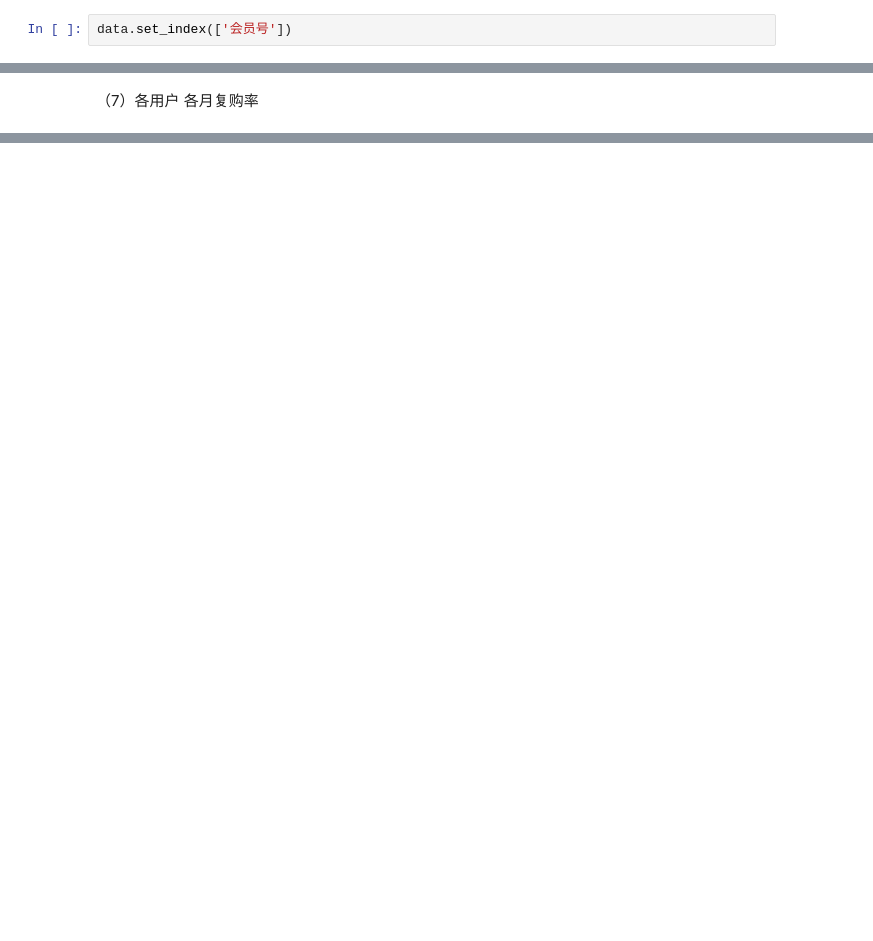
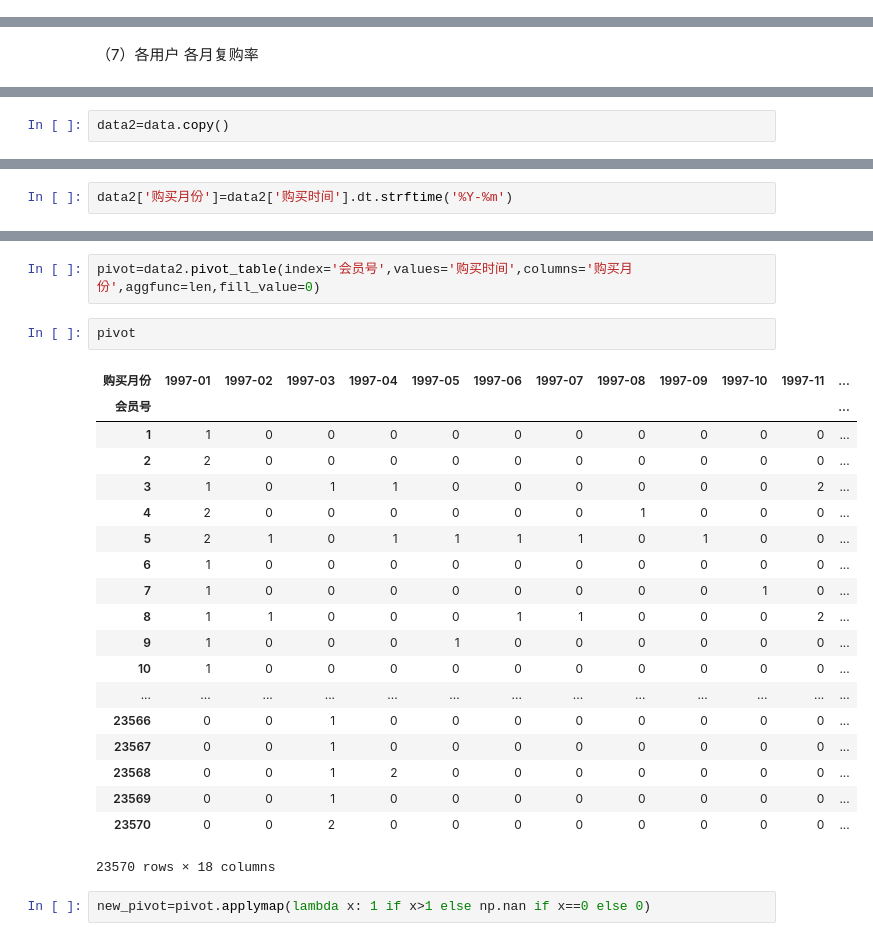
Before and after one commit to anonymous12357/Test, a Jupyter notebook: CDNOW.ipynb, the cells around one changed output, grey strips where cells are left out. Saved outputs shown, nothing was run; the diff lists cells and outputs as text; blank space fills up the shorter version.

```diff
--- a/CDNOW.ipynb
+++ b/CDNOW.ipynb
@@ -683,2 +746,0 @@ Name: 购买时间, Length: 23570, dtype: int64
-# %%
-data.set_index(['会员号'])
@@ -781,0 +782,2 @@ return_byid
+# %%
+data2=data.copy()
@@ -781,0 +805,2 @@ return_byid
+# %%
+data2['购买月份']=data2['购买时间'].dt.strftime('%Y-%m')
@@ -781,0 +828,26 @@ return_byid
+# %%
+pivot=data2.pivot_table(index='会员号',values='购买时间',columns='购买月份',aggfunc=len,fill_value=0)
+# %%
+pivot
+# %% [output]
+| 购买月份 | 1997-01 | 1997-02 | 1997-03 | 1997-04 | 1997-05 | 1997-06 | 1997-07 | 1997-08 | 1997-09 | 1997-10 | 1997-11 | ... |
+| 会员号 |  |  |  |  |  |  |  |  |  |  |  | ... |
+| 1 | 1 | 0 | 0 | 0 | 0 | 0 | 0 | 0 | 0 | 0 | 0 | ... |
+| 2 | 2 | 0 | 0 | 0 | 0 | 0 | 0 | 0 | 0 | 0 | 0 | ... |
+| 3 | 1 | 0 | 1 | 1 | 0 | 0 | 0 | 0 | 0 | 0 | 2 | ... |
+| 4 | 2 | 0 | 0 | 0 | 0 | 0 | 0 | 1 | 0 | 0 | 0 | ... |
+| 5 | 2 | 1 | 0 | 1 | 1 | 1 | 1 | 0 | 1 | 0 | 0 | ... |
+| 6 | 1 | 0 | 0 | 0 | 0 | 0 | 0 | 0 | 0 | 0 | 0 | ... |
+| 7 | 1 | 0 | 0 | 0 | 0 | 0 | 0 | 0 | 0 | 1 | 0 | ... |
+| 8 | 1 | 1 | 0 | 0 | 0 | 1 | 1 | 0 | 0 | 0 | 2 | ... |
+| 9 | 1 | 0 | 0 | 0 | 1 | 0 | 0 | 0 | 0 | 0 | 0 | ... |
+| 10 | 1 | 0 | 0 | 0 | 0 | 0 | 0 | 0 | 0 | 0 | 0 | ... |
+| ... | ... | ... | ... | ... | ... | ... | ... | ... | ... | ... | ... | ... |
+| 23566 | 0 | 0 | 1 | 0 | 0 | 0 | 0 | 0 | 0 | 0 | 0 | ... |
+| 23567 | 0 | 0 | 1 | 0 | 0 | 0 | 0 | 0 | 0 | 0 | 0 | ... |
+| 23568 | 0 | 0 | 1 | 2 | 0 | 0 | 0 | 0 | 0 | 0 | 0 | ... |
+| 23569 | 0 | 0 | 1 | 0 | 0 | 0 | 0 | 0 | 0 | 0 | 0 | ... |
+| 23570 | 0 | 0 | 2 | 0 | 0 | 0 | 0 | 0 | 0 | 0 | 0 | ... |
+23570 rows × 18 columns
+# %%
+new_pivot=pivot.applymap(lambda x: 1 if x>1 else np.nan if x==0 else 0)
```
Also changed, not shown: parts of 58 cells of this notebook.
